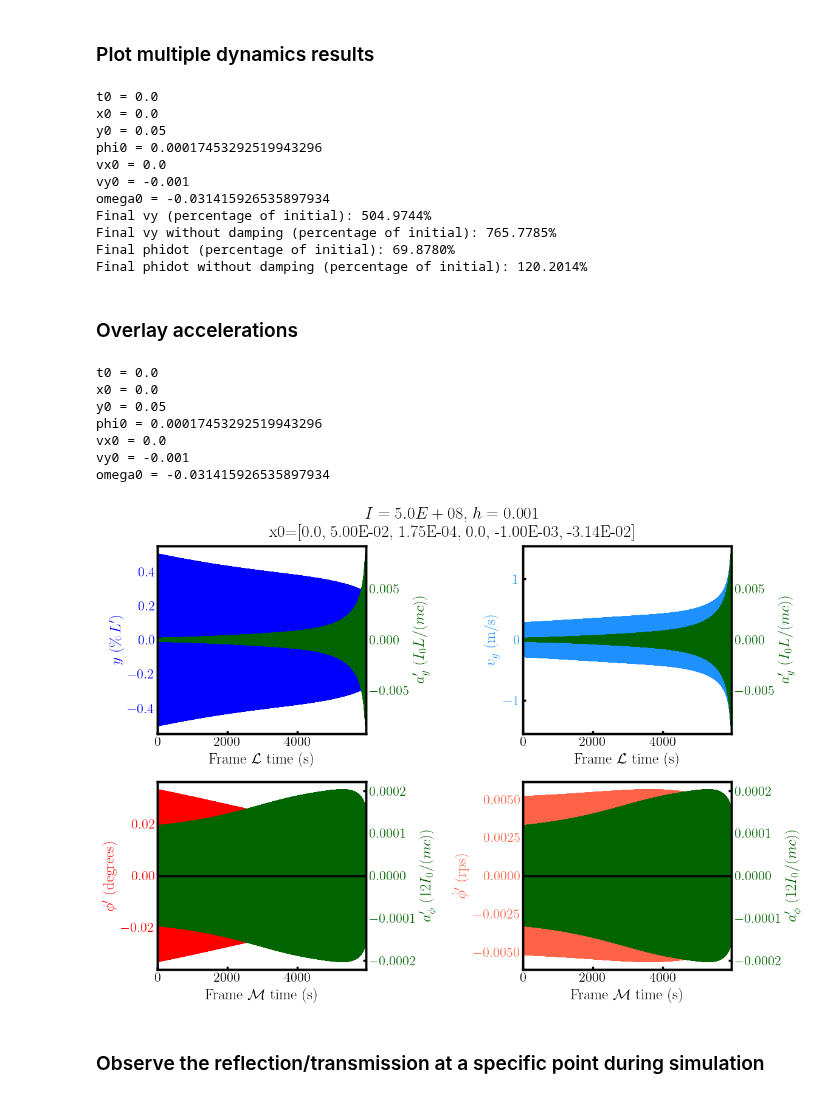
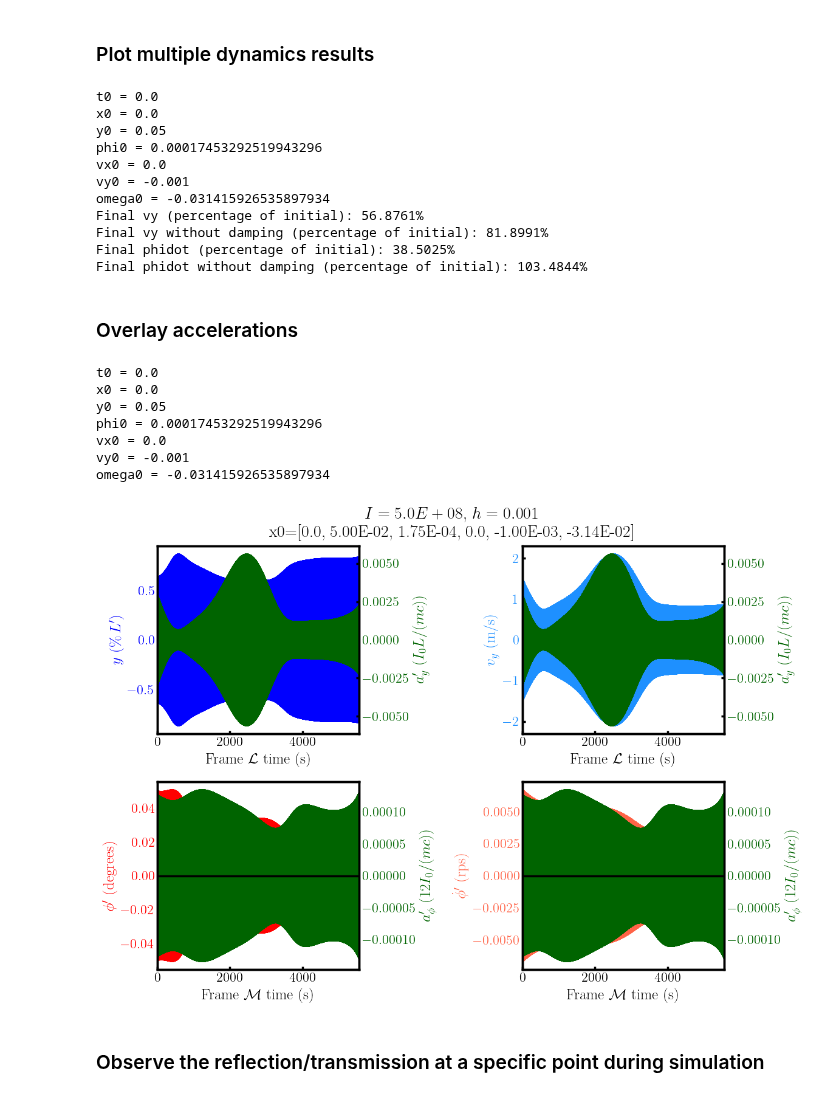
Before and after one commit to jadonylin/relativistic-lightsail-dynamics, a Jupyter notebook: Dynamics/Dynamics_results.ipynb, the cells around one changed output. Drawn from its saved outputs; the diff is of its cells as text; code cells hidden in the pictures.

```diff
--- a/Dynamics/Dynamics_results.ipynb
+++ b/Dynamics/Dynamics_results.ipynb
@@ -23,7 +23,9 @@ plt.rc('figure', titlesize=BIGGER_SIZE)  # fontsize of the figure title
 
 import numpy as np
 
-import pathlib
+from pathlib import PosixPath
+user_home_path = PosixPath('~/')
+user_home_path_full = user_home_path.expanduser()
 
 import sys
 sys.path.append("../")
@@ -38,10 +40,17 @@ from twobox import TwoBox
 ## Import data
 # %%
 # Find the dynamics data to extract
-runID = "Fasymp20_fixed_gaussian_near_cutoff_0.1deg_opt6_lsa"
+runID = "Fasymp20_cutoff"
+loadID = runID + "_lsa"
 
-fname_preamble = '/Users/jadonlin/Library/CloudStorage/OneDrive-TheUniversityofSydney(Students)/Doppler Damping - Jadon Lin/Documentation/Data/relativistic-lightsail-dynamics'
-pkl_fname = fname_preamble + f'/Dynamics/{runID}_Dynamics.pkl'
+
+# Save path
+final_speed = 20
+maxtime = 1440
+common_path = user_home_path_full / "Library/CloudStorage/OneDrive-TheUniversityofSydney(Students)/Doppler Damping - Jadon Lin/Documentation/Data/relativistic-lightsail-dynamics/Dynamics"
+custom_folder_path = f"Fasymp/final_speed{int(final_speed)}/maxtime{int(maxtime)}/{runID}/Minimal ICs/Linear"
+fname_preamble = common_path / custom_folder_path
+pkl_fname = str(fname_preamble / f'{loadID}_Dynamics.pkl')
 start = 0.
 end = -1
 
@@ -167,8 +176,8 @@ edyn_fig.savefig(save_fname, bbox_inches="tight")
 # %% [markdown]
 ### Plot multiple dynamics results
 # %%
-runID2 = "Fasymp20_fixed_gaussian_near_cutoff_0.1deg_opt6_lsa_no_damping"
-pkl_fname2 = fname_preamble + f'/Dynamics/{runID2}_Dynamics.pkl'
+runID2 = "Fasymp20_cutoff_lsa_no_damping"
+pkl_fname2 = str(fname_preamble) + f'/{runID2}_Dynamics.pkl'
 
 x0_dyn2, h2, I_dyn2, timeM_trunc2, timeL_trunc2, \
 x_trunc2, y_trunc2, vx_trunc2, vy_trunc2, phiM_trunc2, phidotM_trunc2, \
@@ -221,7 +230,7 @@ print(f"Final phidot (percentage of initial): {phidot_final:.4f}%")
 print(f"Final phidot without damping (percentage of initial): {phidot_final2:.4f}%")
 
 ftype = ".pdf"
-save_fname = fname_preamble + f"/Dynamics/{runID}_and_{runID2}_envelope_dynamics" + ftype
+save_fname = str(fname_preamble) + f"/{runID}_and_{runID2}_envelope_dynamics" + ftype
 edyn_fig.savefig(save_fname, bbox_inches="tight")
 # %% [output]
 t0 = 0.0
@@ -231,10 +240,10 @@ phi0 = 0.00017453292519943296
 vx0 = 0.0
 vy0 = -0.001
 omega0 = -0.031415926535897934
-Final vy (percentage of initial): 504.9744%
-Final vy without damping (percentage of initial): 765.7785%
-Final phidot (percentage of initial): 69.8780%
-Final phidot without damping (percentage of initial): 120.2014%
+Final vy (percentage of initial): 56.8761%
+Final vy without damping (percentage of initial): 81.8991%
+Final phidot (percentage of initial): 38.5025%
+Final phidot without damping (percentage of initial): 103.4844%
 # %% [markdown]
 ### Overlay accelerations
 # %%
@@ -249,35 +258,35 @@ times = [timeM_trunc, timeM_trunc,
 
 accel_norm = I_dyn*L/(m*c)
 J = m*L**2/12
 torque_norm = I_dyn*L**2/(J*c)
 coords = [(y_trunc_Mtime/L)*100, vy_trunc_Mtime,(180/np.pi)*phiM_trunc, 1/(2*np.pi)*phidotM_trunc]
 
 xlabels = [r"Frame $\mathcal{L}$ time (s)", r"Frame $\mathcal{L}$ time (s)",
            r"Frame $\mathcal{M}$ time (s)", r"Frame $\mathcal{M}$ time (s)"]
 ylabels = [r"$y~(\%\,L')$", r"$v_y$ (m/s)", r"$\phi'$ (degrees)", r"$\dot{\phi}'$ (rps)"]
 accel_labels = [r"$a_y'~(I_0L/(mc))$", r"$a_y'~(I_0L/(mc))$", r"$a_\phi'~(12I_0/(mc))$", r"$a_\phi'~(12I_0/(mc))$"]
 colors = [colorY, colorvY, colorphi, colorvphi]
 accel_colors = [coloraY, coloraY, coloraPhi, coloraPhi]
 
 accels = [ay_trunc/accel_norm, ay_trunc/accel_norm, aphi_trunc/torque_norm, aphi_trunc/torque_norm]
 accel_fig, accel_axs = dynplot.show_dynamics(2, 2, times, coords, colors, xlabels, ylabels,
                                 show_zero_line, accels, accel_colors, accel_labels)
 
 accel_fig_title = accel_fig.suptitle(rf"$I={I_dyn:.1E}$, $h={h}$" "\n" rf"x0=[{x0_dyn[0]}, {x0_dyn[1]:.2E}, {x0_dyn[2]:.2E}, {x0_dyn[3]}, {x0_dyn[4]:.2E}, {x0_dyn[5]:.2E}]",
         y=1.05)
 
 ftype = ".pdf"
-save_fname = fname_preamble + f"/Dynamics/{runID}_force_overlay_dynamics" + ftype
+save_fname = str(fname_preamble) + f"/{runID}_force_overlay_dynamics" + ftype
 accel_fig.savefig(save_fname, bbox_inches="tight")
 # %% [output]
 t0 = 0.0
 x0 = 0.0
 y0 = 0.05
 phi0 = 0.00017453292519943296
 vx0 = 0.0
 vy0 = -0.001
 omega0 = -0.031415926535897934
-[figure, old version]
+[figure, new version]
 # %% [markdown]
 ### Observe the reflection/transmission at a specific point during simulation
 # %%
```
Also changed, not shown: parts of 2 cells of this notebook, 3 other files.
